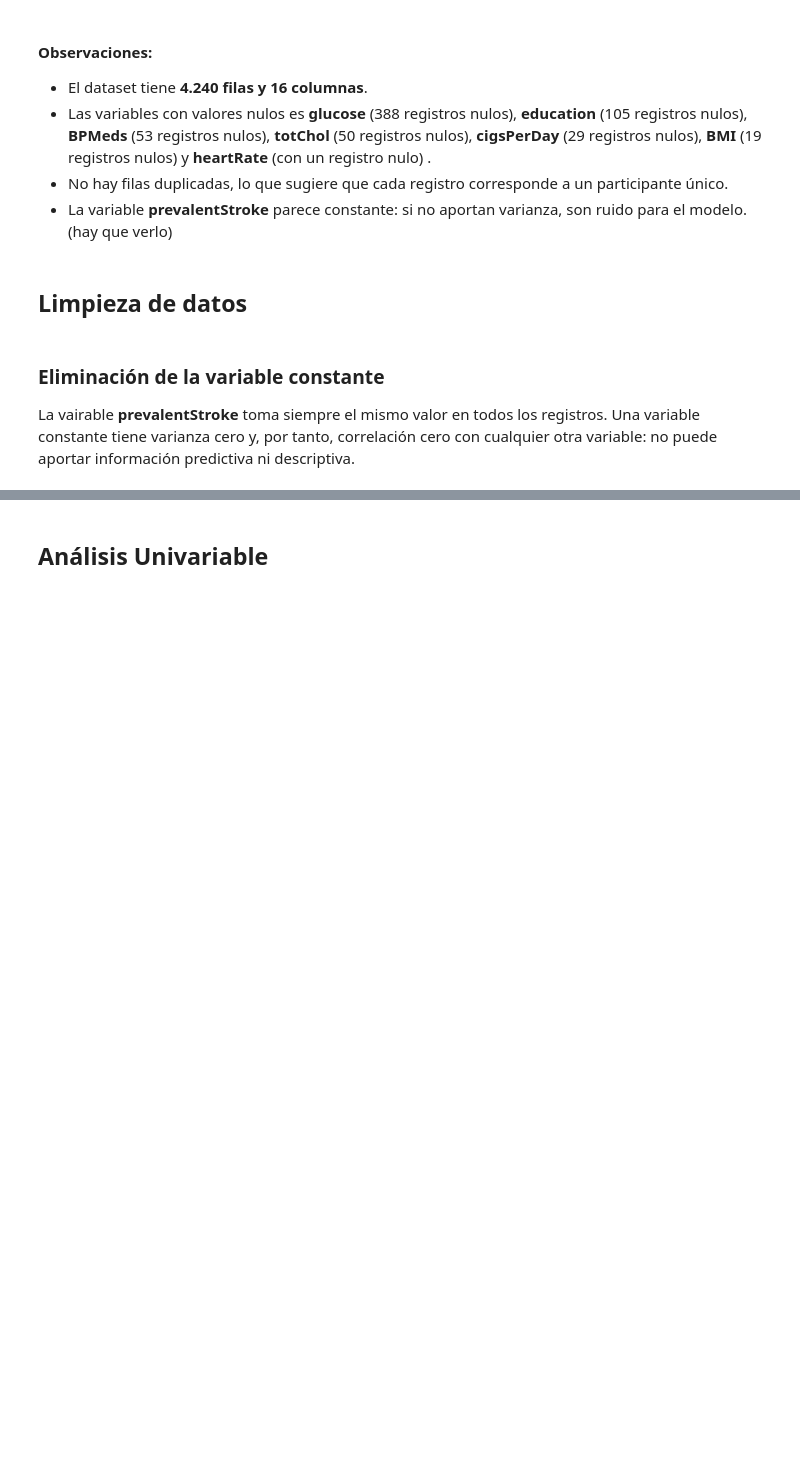
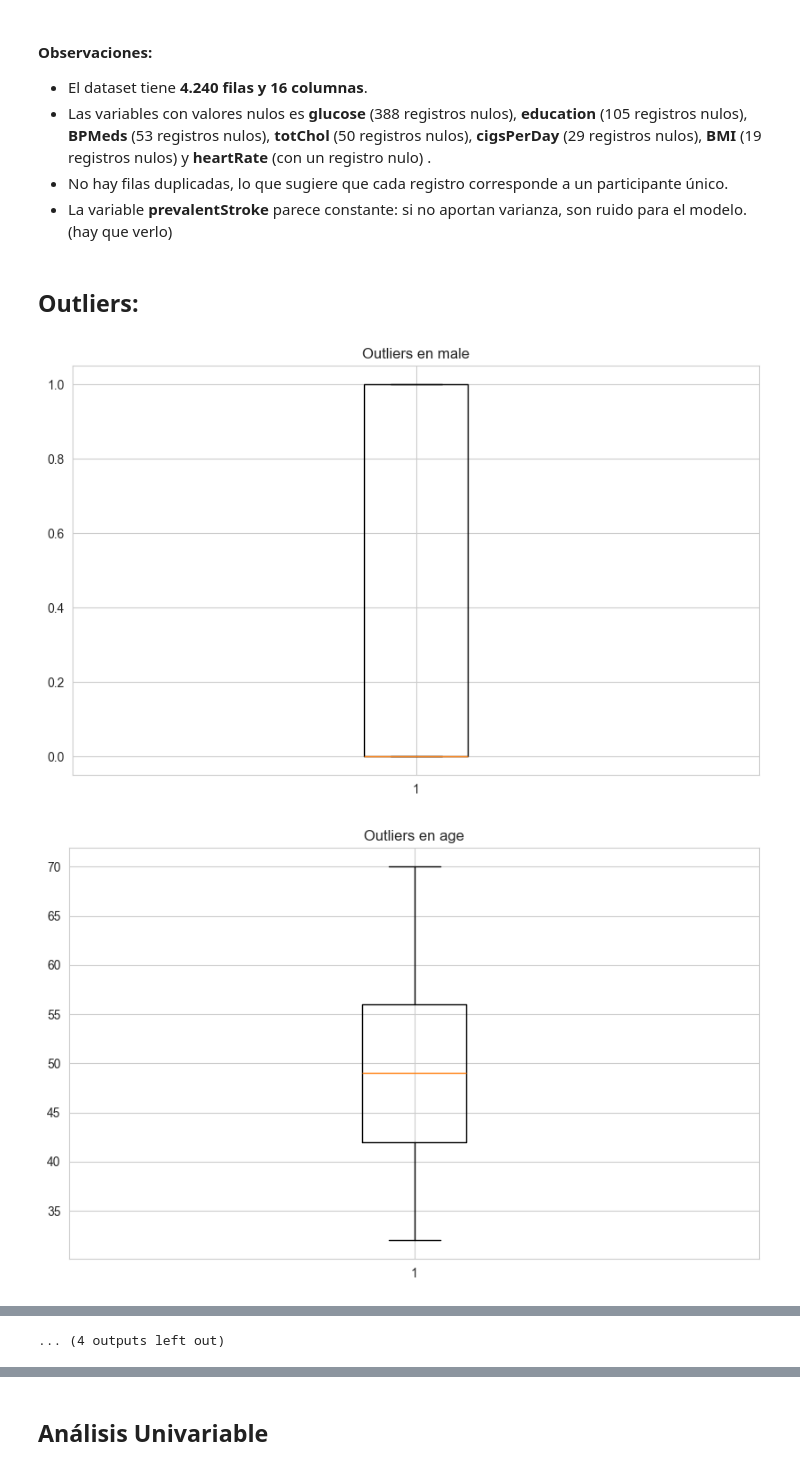
Before and after one commit to Sandralzjz/EDA_ejercicio_clase, a Jupyter notebook: src/EDA_28.ipynb, the cells around one changed output, grey strips where cells are left out. Saved outputs shown, nothing was run; the diff lists cells and outputs as text; code cells hidden in the pictures; blank space fills up the shorter version.

```diff
--- a/src/EDA_28.ipynb
+++ b/src/EDA_28.ipynb
@@ -131,12 +131,6 @@ num_cols = df.select_dtypes(include=['float64', 'int64']).columns
 
 for col in num_cols:
     df[col].fillna(df[col].median(), inplace=True)
-
-# Las vairables categóricas, las imputo por la moda
-cat_cols = df.select_dtypes(include=['object']).columns
-
-for col in cat_cols:
-    df[col].fillna(df[col].mode()[0], inplace=True)
 # %% [output]
 The behavior will change in pandas 3.0. This inplace method will never work because the intermediate object on which we are setting values always behaves as a copy.
 
@@ -166,9 +162,3 @@ np.int64(0)
 - Las variables con valores nulos es **glucose** (388 registros nulos), **education** (105 registros nulos), **BPMeds** (53 registros nulos), **totChol** (50 registros nulos), **cigsPerDay** (29 registros nulos), **BMI** (19 registros nulos) y **heartRate** (con un registro nulo) .
 - No hay filas duplicadas, lo que sugiere que cada registro corresponde a un participante único.
 - La variable **prevalentStroke** parece constante: si no aportan varianza, son ruido para el modelo. (hay que verlo)
-# %% [markdown]
-## Limpieza de datos
-# %% [markdown]
-### Eliminación de la variable constante
-La vairable **prevalentStroke** toma siempre el mismo valor en todos los registros.
-Una variable constante tiene varianza cero y, por tanto, correlación cero con cualquier otra variable: no puede aportar información predictiva ni descriptiva.
@@ -179,0 +165,15 @@ print("Columnas restantes:", df.shape[1])
+# %% [markdown]
+## Outliers:
+# %%
+import matplotlib.pyplot as plt
+
+num_cols = df.select_dtypes(include=['float64', 'int64']).columns
+
+for col in num_cols:
+    plt.figure()
+    plt.boxplot(df[col].dropna())
+    plt.title(f'Outliers en {col}')
+    plt.show()
+# %% [output]
+[figure, added]
+[figure, added]
@@ -179,0 +190 @@ print("Columnas restantes:", df.shape[1])
+... (4 outputs left out)
```
Also changed, not shown: parts of 29 cells of this notebook.
